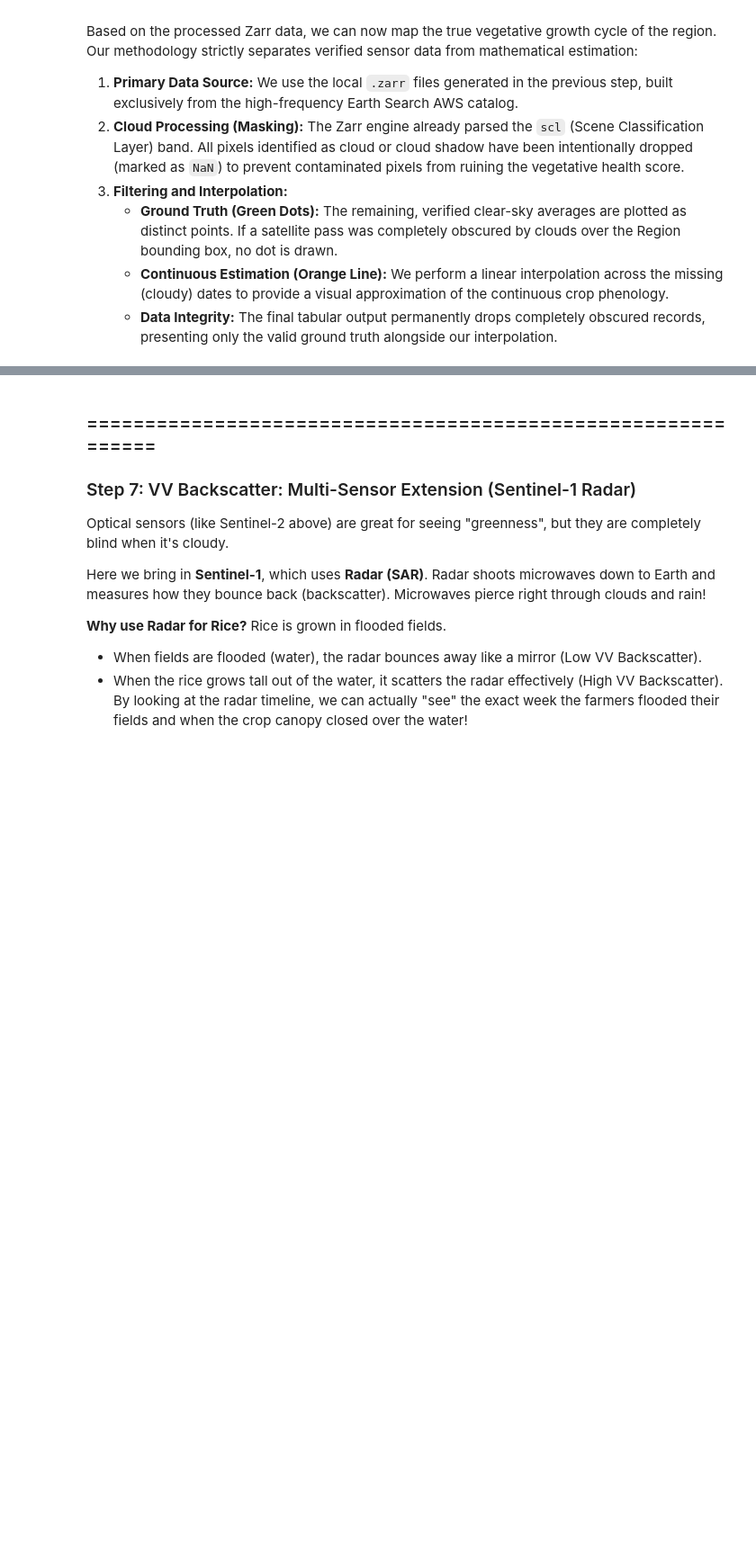
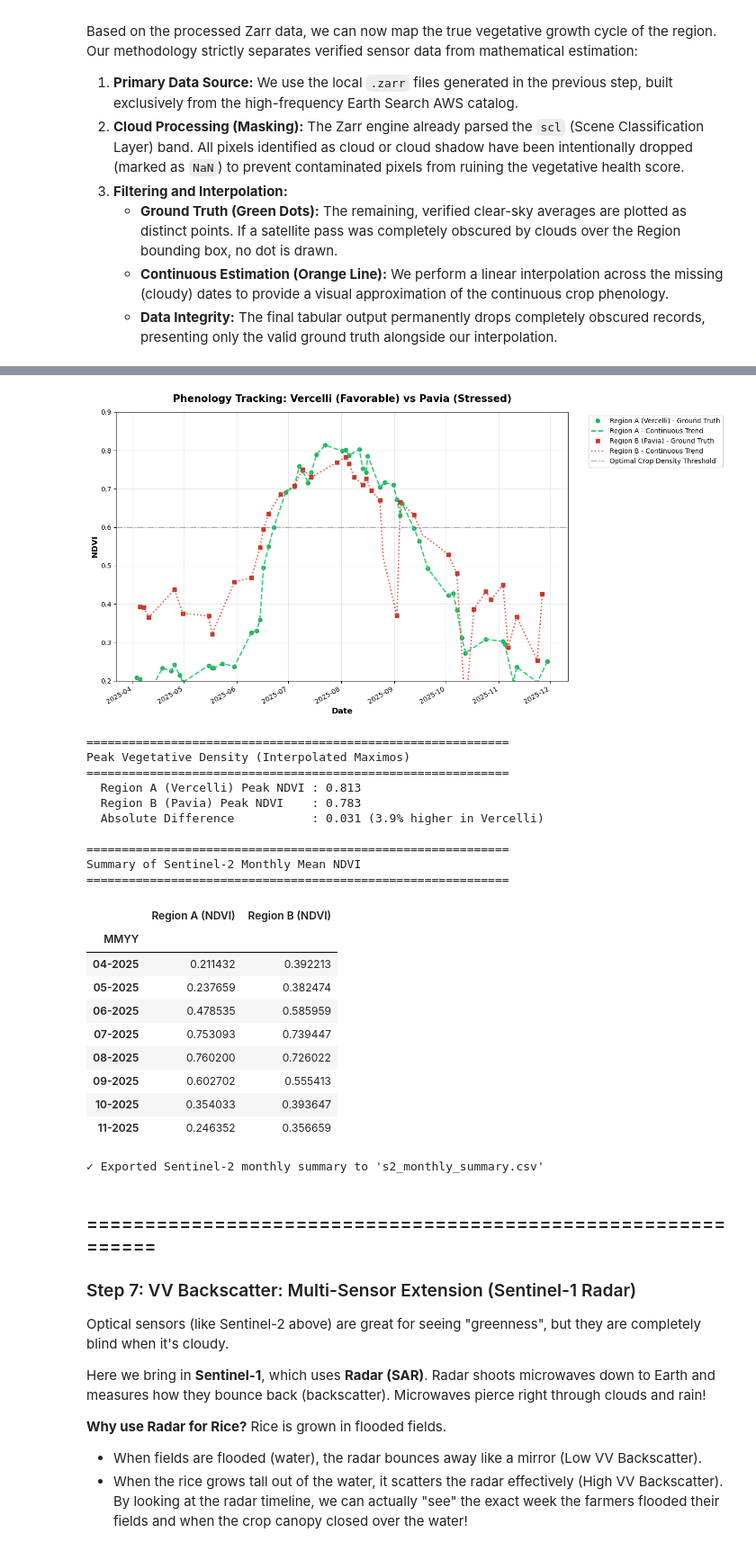
Before and after one commit to adelacky-de/EOPF, a Jupyter notebook: Po_Valley_Resilience_Analysis_Submission.ipynb, the cells around one changed output, grey strips where cells are left out. Shown at 90% size. Cells and saved outputs as stored; diff of their text form; code cells hidden in the pictures; blank space fills up the shorter version.

```diff
--- a/Po_Valley_Resilience_Analysis_Submission.ipynb
+++ b/Po_Valley_Resilience_Analysis_Submission.ipynb
@@ -560,33 +717,78 @@ df_ts_b_interpolated.plot(ax=ax, kind='line', color='#e74c3c', linestyle=':', li
 
 # Add reference line for critical NDVI threshold
 ax.axhline(y=0.6, color='gray', linestyle='-.', linewidth=1.5, alpha=0.6, label='Optimal Crop Density Threshold')
 
 ax.set_xlabel('Date', fontsize=12, fontweight='bold')
 ax.set_ylabel('NDVI', fontsize=12, fontweight='bold')
 ax.set_title('Phenology Tracking: Vercelli (Favorable) vs Pavia (Stressed)', fontsize=15, fontweight='bold', pad=15)
 
 # Clean up legend and grid
 ax.legend(loc='upper right', fontsize=10, framealpha=0.9, bbox_to_anchor=(1.35, 1))
 ax.grid(True, alpha=0.3)
 ax.set_ylim(0.2, 0.9)
 
 plt.tight_layout()
 plt.show()
 
 # --- STATISTICS ---
 print("\n============================================================")
 print("Peak Vegetative Density (Interpolated Maximos)")
 print("============================================================")
 peak_a = df_ts_a_interpolated.max()
 peak_b = df_ts_b_interpolated.max()
 
 higher_region = "Vercelli" if peak_a > peak_b else "Pavia"
 diff = abs(peak_a - peak_b)
 pct_diff = (diff / min(peak_a, peak_b)) * 100
 
 print(f"  Region A (Vercelli) Peak NDVI : {peak_a:.3f}")
 print(f"  Region B (Pavia) Peak NDVI    : {peak_b:.3f}")
 print(f"  Absolute Difference           : {diff:.3f} ({pct_diff:.1f}% higher in {higher_region})")
+
+# =========================================================
+# MONTHLY SUMMARY & EXPORT (S2)
+# =========================================================
+s2_monthly_a = df_ts_a.resample('ME').mean()
+s2_monthly_b = df_ts_b.resample('ME').mean()
+
+df_s2_summary = pd.DataFrame({
+    'Region A (NDVI)': s2_monthly_a,
+    'Region B (NDVI)': s2_monthly_b
+})
+
+df_s2_summary.index = df_s2_summary.index.strftime('%m-%Y')
+df_s2_summary.index.name = 'MMYY'
+
+print("\n============================================================")
+print("Summary of Sentinel-2 Monthly Mean NDVI")
+print("============================================================")
+display(df_s2_summary)
+
+df_s2_summary.to_csv('s2_monthly_summary.csv')
+print("\n✓ Exported Sentinel-2 monthly summary to 's2_monthly_summary.csv'")
+# %% [output]
+[figure, added]
+============================================================
+Peak Vegetative Density (Interpolated Maximos)
+============================================================
+  Region A (Vercelli) Peak NDVI : 0.813
+  Region B (Pavia) Peak NDVI    : 0.783
+  Absolute Difference           : 0.031 (3.9% higher in Vercelli)
+
+============================================================
+Summary of Sentinel-2 Monthly Mean NDVI
+============================================================
+|  | Region A (NDVI) | Region B (NDVI) |
+| MMYY |  |  |
+| 04-2025 | 0.211432 | 0.392213 |
+| 05-2025 | 0.237659 | 0.382474 |
+| 06-2025 | 0.478535 | 0.585959 |
+| 07-2025 | 0.753093 | 0.739447 |
+| 08-2025 | 0.760200 | 0.726022 |
+| 09-2025 | 0.602702 | 0.555413 |
+| 10-2025 | 0.354033 | 0.393647 |
+| 11-2025 | 0.246352 | 0.356659 |
+✓ Exported Sentinel-2 monthly summary to 's2_monthly_summary.csv'
 # %% [markdown]
 ### =============================================================
 ### Step 7: VV Backscatter: Multi-Sensor Extension (Sentinel-1 Radar)
```
Also changed, not shown: parts of 21 cells of this notebook, 9 other files.
